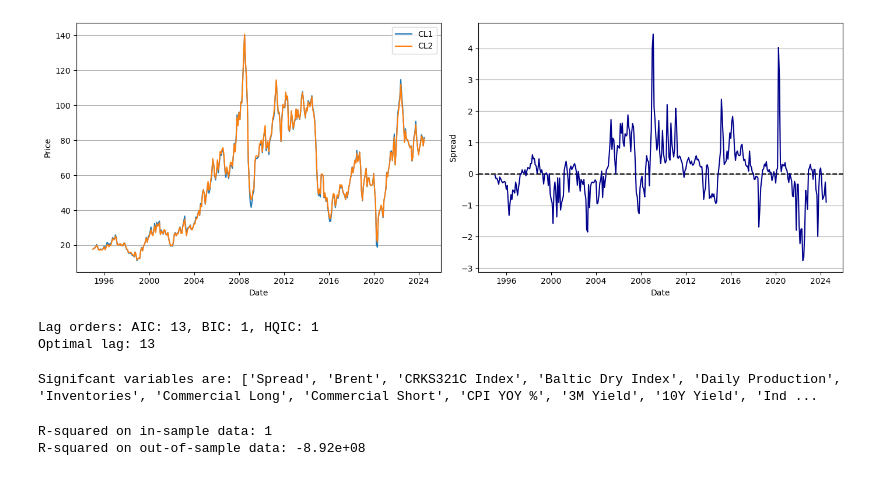
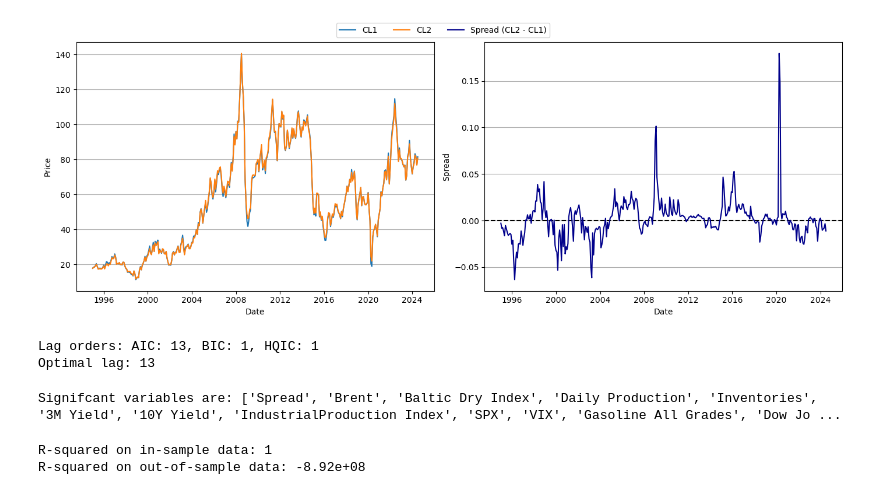
Before and after one commit to j0nl925/MSc-Finance-Econometrics-Coursework, a Jupyter notebook: Coursework.ipynb, the cells around one changed output. Drawn from its saved outputs; the diff is of its cells as text; code cells hidden in the pictures.

```diff
--- a/Coursework.ipynb
+++ b/Coursework.ipynb
@@ -26,7 +29,7 @@ macro_data = pd.read_excel('Oil Data.xlsx', sheet_name='Macro_M')
 stock_prices = pd.read_excel('Oil Data.xlsx', sheet_name='StockPrices_M')
 
 # Create new column for the oil prices spread
-industry_monthly_data['Spread'] = industry_monthly_data['CL2'] - industry_monthly_data['CL1']
+industry_monthly_data['Spread'] = np.log(industry_monthly_data['CL2']) - np.log(industry_monthly_data['CL1'])
 
 # Convert date columns into datetime format
 industry_monthly_data['Date'] = pd.to_datetime(industry_monthly_data['Date'])
@@ -35,37 +38,38 @@ stock_prices['Date'] = pd.to_datetime(stock_prices['Date'])
 last_date = industry_monthly_data['Date'].max()
 
 # Converted date frequency into monthly
 industry_monthly_data['Date'] = industry_monthly_data['Date'].dt.to_period('M').dt.to_timestamp('M')
 macro_data['Date'] = macro_data['Date'].dt.to_period('M').dt.to_timestamp('M')
 stock_prices['Date'] = stock_prices['Date'].dt.to_period('M').dt.to_timestamp('M')
 
 # Merged the separate datasets into one large dataset
 merged_data = industry_monthly_data.merge(macro_data, on='Date', how='inner')
 merged_data = merged_data.merge(stock_prices, on='Date', how='inner')
 merged_data = merged_data.sort_values('Date')
 
 # Plot the prices and spread for visualisation
-fig, ax = plt.subplots(1, 2, figsize=(14, 5))  # 1 row, 2 columns
+fig, ax = plt.subplots(1, 2, figsize=(14, 5))
 
 ax[0].grid(axis='y')
 ax[0].plot(merged_data['Date'], merged_data['CL1'], label="CL1")
 ax[0].plot(merged_data['Date'], merged_data['CL2'], label="CL2")
 ax[0].set_xlabel('Date')
 ax[0].set_ylabel('Price')
-ax[0].legend()
 
 ax[1].grid(axis='y')
 ax[1].axhline(y=0, color='black', linestyle='--')
-ax[1].plot(merged_data['Date'], merged_data['Spread'], color='darkblue')
+ax[1].plot(merged_data['Date'], merged_data['Spread'], color='darkblue', label='Spread (CL2 - CL1)')
 ax[1].set_xlabel('Date')
 ax[1].set_ylabel('Spread')
+
+fig.legend(loc='upper center', bbox_to_anchor=(0.5, 1.05), ncol=3)
 
 plt.tight_layout()
 
 # Drop unneccessary columns
 merged_data = merged_data.drop(columns=['CL1', 'CL2', 'Total Open Interest', 'Shell'])
 # %% [output]
-[figure, old version]
+[figure, new version]
 # %%
 # AdFuller test
 for i in merged_data:
@@ -113,7 +117,7 @@ for i in model_vars:
             significant_vars.append(i)
 print("Signifcant variables are:", significant_vars)
 # %% [output]
-Signifcant variables are: ['Spread', 'Brent', 'CRKS321C Index', 'Baltic Dry Index', 'Daily Production', 'Inventories', 'Commercial Long', 'Commercial Short', 'CPI YOY %', '3M Yield', '10Y Yield', 'Ind ...
+Signifcant variables are: ['Spread', 'Brent', 'Baltic Dry Index', 'Daily Production', 'Inventories', '3M Yield', '10Y Yield', 'IndustrialProduction Index', 'SPX', 'VIX', 'Gasoline All Grades', 'Dow Jo ...
 # %%
 significant_var_data = var_data[significant_vars]
 n_obs = len(significant_var_data)
```
Also changed, not shown: parts of 7 cells of this notebook.
